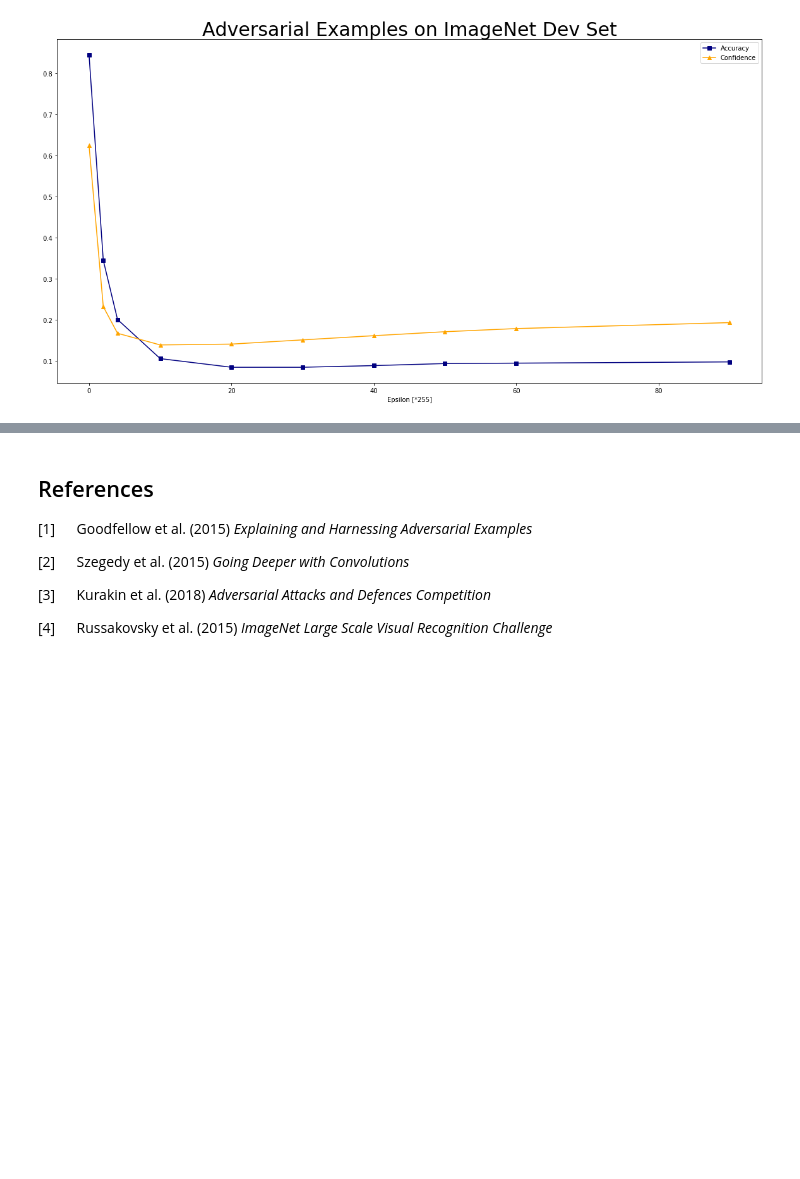
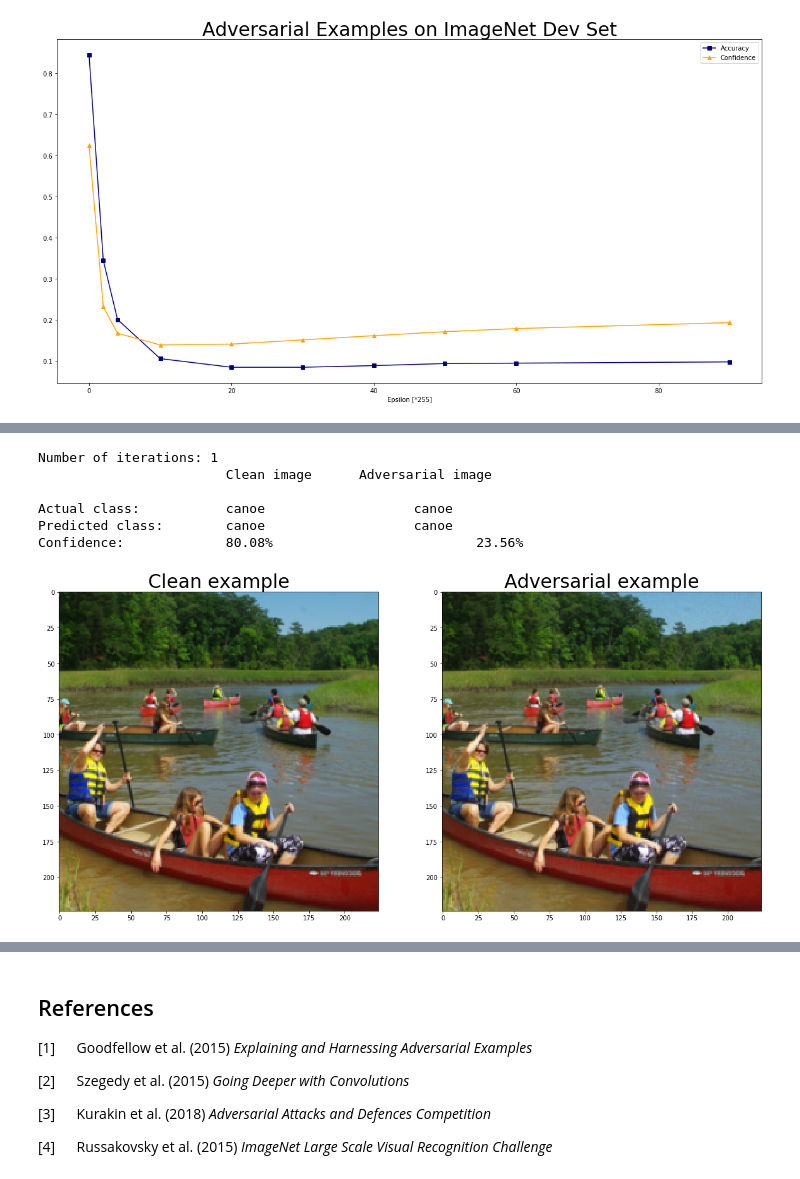
Before and after one commit to phil-hoang/Adversarial_Examples_GANs, a Jupyter notebook: 1_2-Adversarial_Examples_googleNet_ImageNet.ipynb, the cells around one changed output, grey strips where cells are left out. Cells and saved outputs as stored; diff of their text form; code cells hidden in the pictures; blank space fills up the shorter version.

```diff
--- a/1_2-Adversarial_Examples_googleNet_ImageNet.ipynb
+++ b/1_2-Adversarial_Examples_googleNet_ImageNet.ipynb
@@ -415,0 +611,14 @@ plt.legend()
+# %%
+idx = 440
+epsilon = 10/255 ##
+alpha = 1 # As in the paper
+
+compare_examples_bim(alpha, epsilon, idx)
+# %% [output]
+Number of iterations: 1
+                        Clean image      Adversarial image
+
+Actual class:           canoe                   canoe
+Predicted class:        canoe                   canoe
+Confidence:             80.08%                          23.56%
+[figure, added]
```
Also changed, not shown: parts of 25 cells of this notebook, 27 other files.
